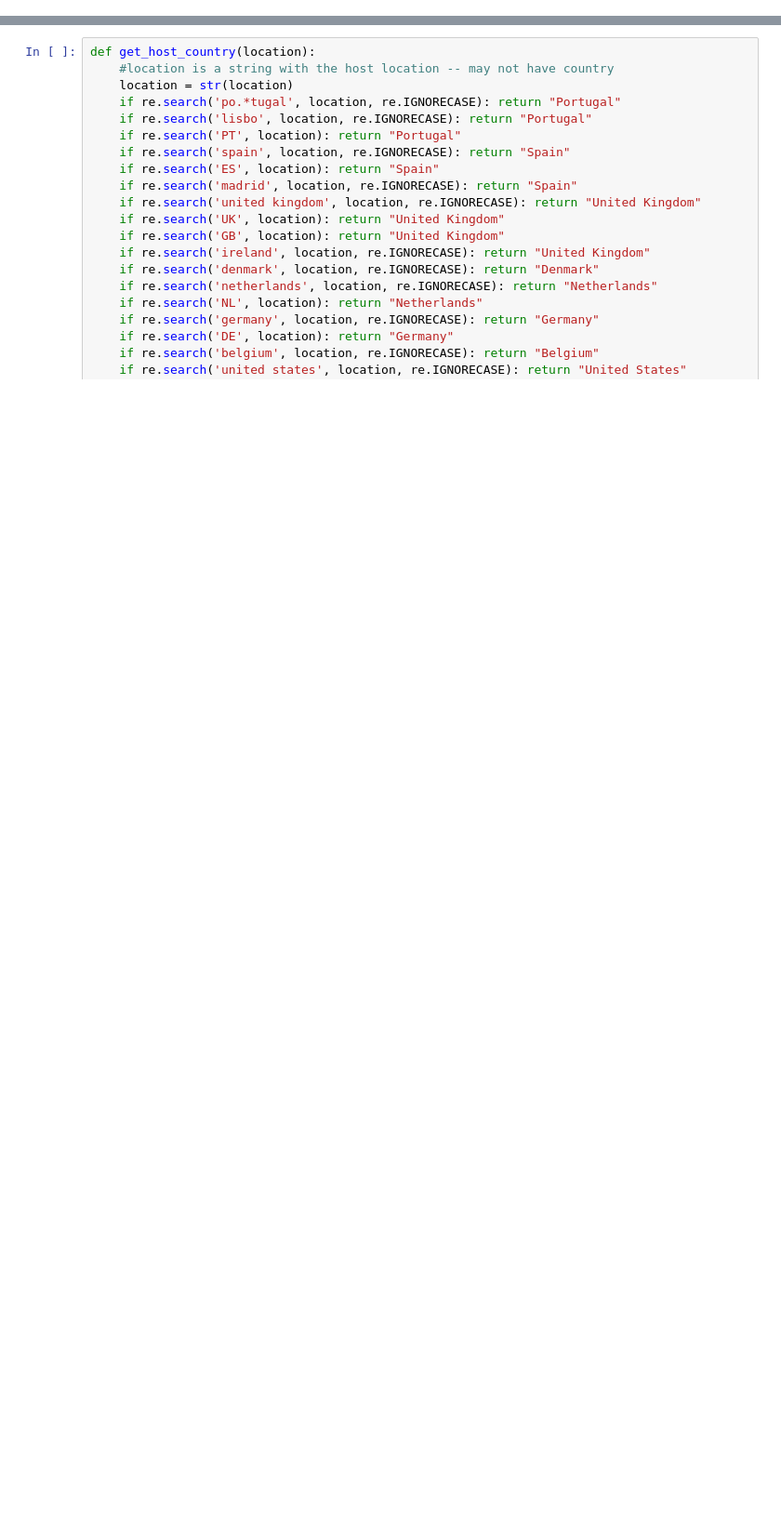
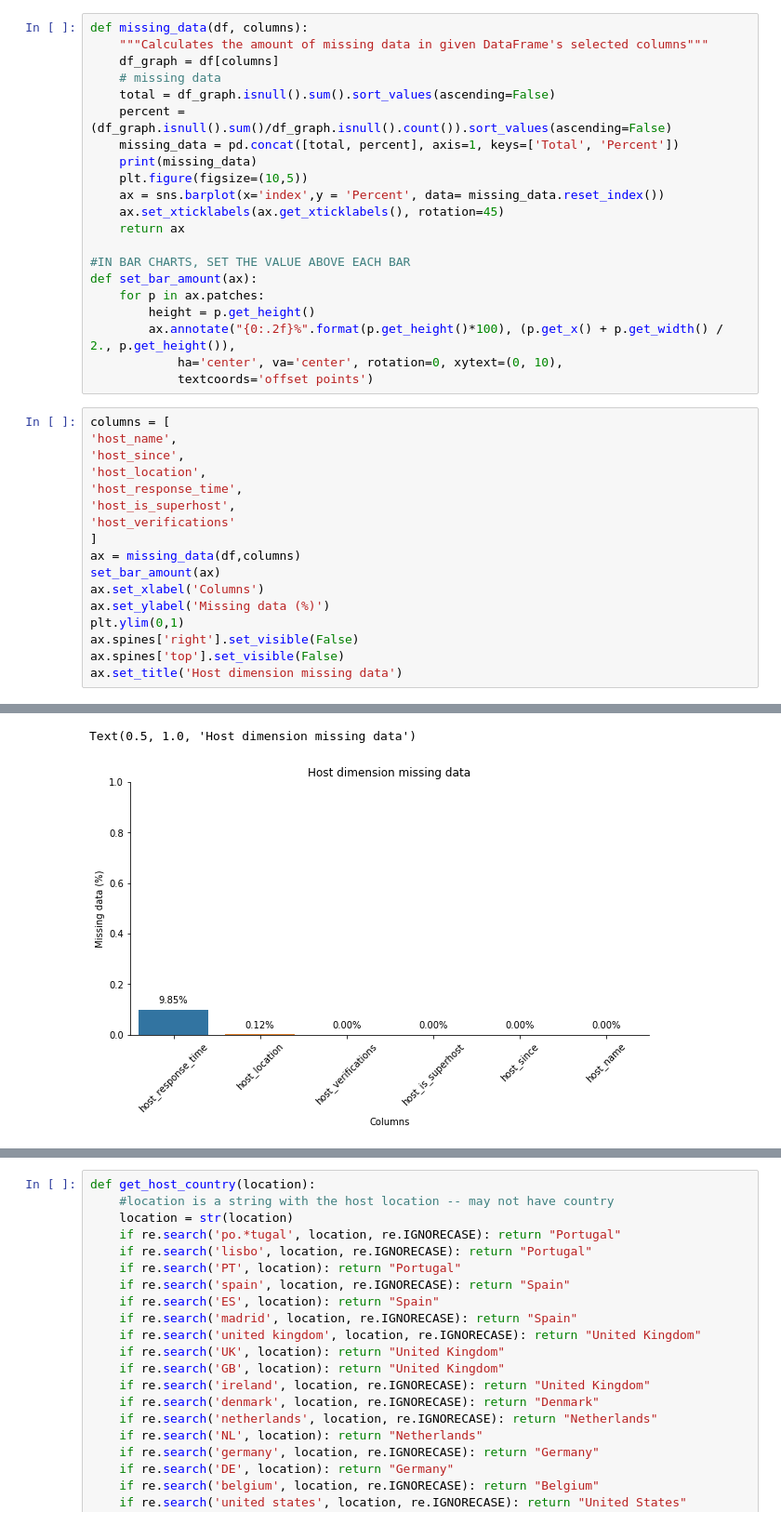
Before and after one commit to beatriz-lima/TPD-Airbnb-Data, a Jupyter notebook: Notebooks/ETL_Host.ipynb, the cells around one changed output, grey strips where cells are left out. Shown at 93% size. Drawn from its saved outputs; the diff is of its cells as text; blank space fills up the shorter version.

```diff
--- a/Notebooks/ETL_Host.ipynb
+++ b/Notebooks/ETL_Host.ipynb
@@ -49,0 +39,39 @@ df_gdp = pd.read_csv('../data/GDP per capita (worldbank).csv')
+# %%
+def missing_data(df, columns):
+    """Calculates the amount of missing data in given DataFrame's selected columns"""
+    df_graph = df[columns]
+    # missing data
+    total = df_graph.isnull().sum().sort_values(ascending=False)
+    percent = (df_graph.isnull().sum()/df_graph.isnull().count()).sort_values(ascending=False)
+    missing_data = pd.concat([total, percent], axis=1, keys=['Total', 'Percent'])
+    print(missing_data)
+    plt.figure(figsize=(10,5))
+    ax = sns.barplot(x='index',y = 'Percent', data= missing_data.reset_index())
+    ax.set_xticklabels(ax.get_xticklabels(), rotation=45)
+    return ax
+
+#IN BAR CHARTS, SET THE VALUE ABOVE EACH BAR
+def set_bar_amount(ax):
+    for p in ax.patches:
+        height = p.get_height()
+        ax.annotate("{0:.2f}%".format(p.get_height()*100), (p.get_x() + p.get_width() / 2., p.get_height()),
+            ha='center', va='center', rotation=0, xytext=(0, 10),
+            textcoords='offset points')
+# %%
+columns = [
+'host_name',
+'host_since',
+'host_location',
+'host_response_time',
+'host_is_superhost',
+'host_verifications'
+]
+ax = missing_data(df,columns)
+set_bar_amount(ax)
+ax.set_xlabel('Columns')
+ax.set_ylabel('Missing data (%)')
+plt.ylim(0,1)
+ax.spines['right'].set_visible(False)
+ax.spines['top'].set_visible(False)
+ax.set_title('Host dimension missing data')
+# %% [output]
@@ -49,0 +85,2 @@ df_gdp = pd.read_csv('../data/GDP per capita (worldbank).csv')
+Text(0.5, 1.0, 'Host dimension missing data')
+[figure, added]
```
Also changed, not shown: parts of 29 cells of this notebook, 1 other file.
